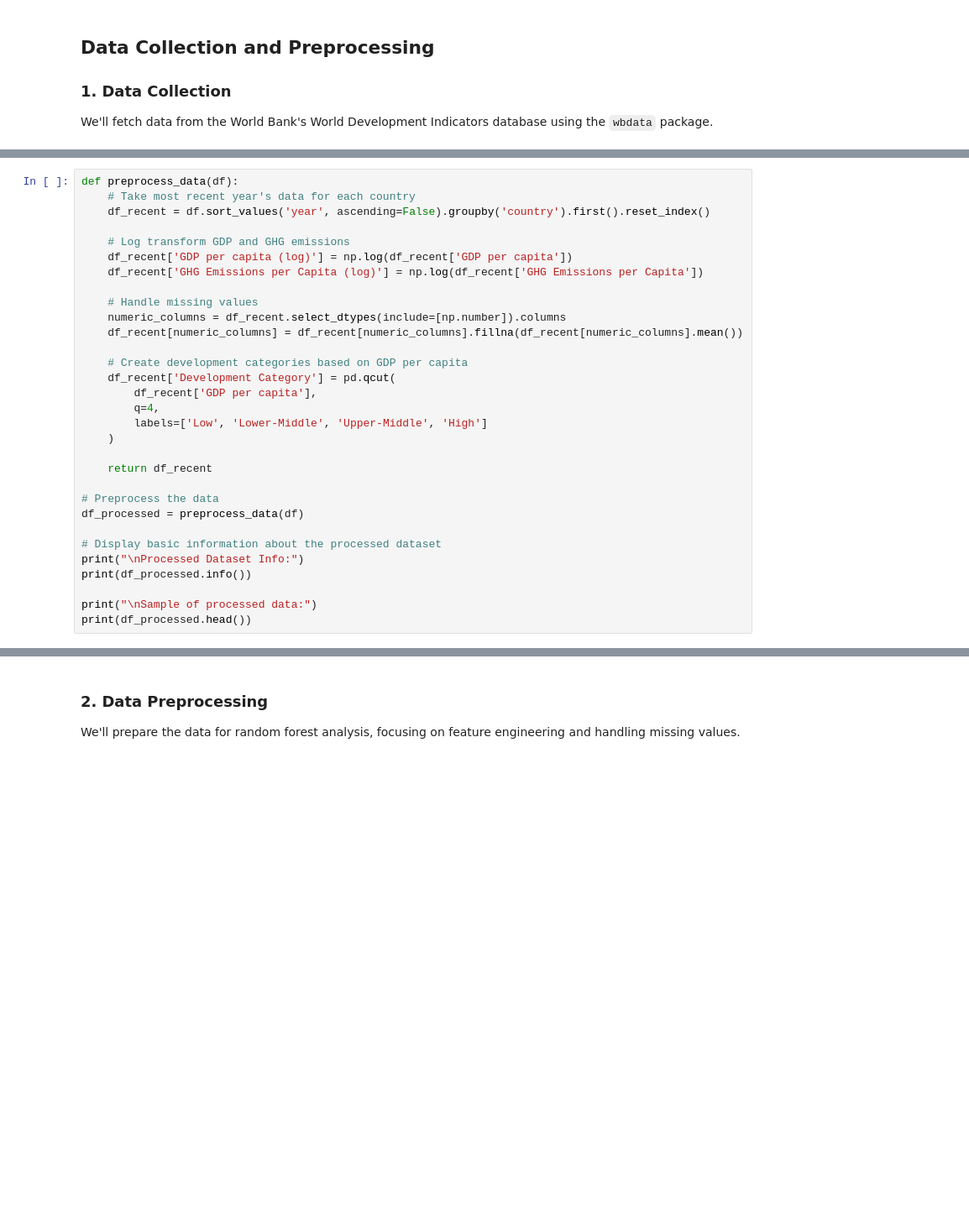
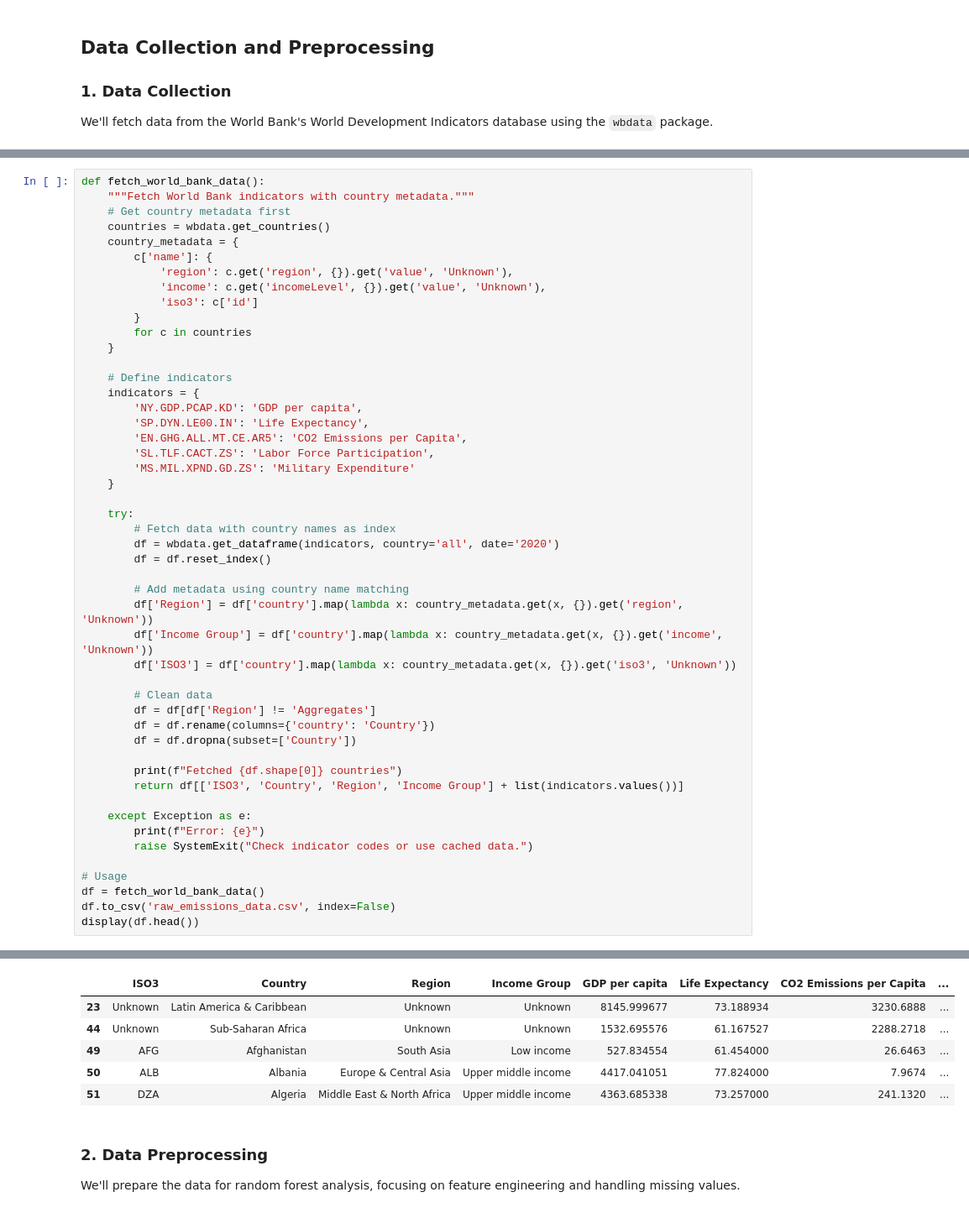
Before and after one commit to harryt50/INDE577_WDI, a Jupyter notebook: supervised learning/random_forests/random_forests_notebook.ipynb, the cells around one changed output, grey strips where cells are left out. Shown at 84% size. Drawn from its saved outputs; the diff is of its cells as text; blank space fills up the shorter version.

```diff
--- a/supervised learning/random_forests/random_forests_notebook.ipynb
+++ b/supervised learning/random_forests/random_forests_notebook.ipynb
@@ -66,32 +78,50 @@ We'll fetch data from the World Bank's World Development Indicators database usi
 # %%
-def preprocess_data(df):
-    # Take most recent year's data for each country
-    df_recent = df.sort_values('year', ascending=False).groupby('country').first().reset_index()
+def fetch_world_bank_data():
+    """Fetch World Bank indicators with country metadata."""
+    # Get country metadata first
+    countries = wbdata.get_countries()
+    country_metadata = {
+        c['name']: {
+            'region': c.get('region', {}).get('value', 'Unknown'),
+            'income': c.get('incomeLevel', {}).get('value', 'Unknown'),
+            'iso3': c['id']
+        }
+        for c in countries
+    }
 
-    # Log transform GDP and GHG emissions
-    df_recent['GDP per capita (log)'] = np.log(df_recent['GDP per capita'])
-    df_recent['GHG Emissions per Capita (log)'] = np.log(df_recent['GHG Emissions per Capita'])
+    # Define indicators
+    indicators = {
+        'NY.GDP.PCAP.KD': 'GDP per capita',
+        'SP.DYN.LE00.IN': 'Life Expectancy',
+        'EN.GHG.ALL.MT.CE.AR5': 'CO2 Emissions per Capita',
+        'SL.TLF.CACT.ZS': 'Labor Force Participation',
+        'MS.MIL.XPND.GD.ZS': 'Military Expenditure'
+    }
 
-    # Handle missing values
-    numeric_columns = df_recent.select_dtypes(include=[np.number]).columns
-    df_recent[numeric_columns] = df_recent[numeric_columns].fillna(df_recent[numeric_columns].mean())
+    try:
+        # Fetch data with country names as index
+        df = wbdata.get_dataframe(indicators, country='all', date='2020')
+        df = df.reset_index()
 
-    # Create development categories based on GDP per capita
-    df_recent['Development Category'] = pd.qcut(
-        df_recent['GDP per capita'],
-        q=4,
-        labels=['Low', 'Lower-Middle', 'Upper-Middle', 'High']
-    )
+        # Add metadata using country name matching
+        df['Region'] = df['country'].map(lambda x: country_metadata.get(x, {}).get('region', 'Unknown'))
+        df['Income Group'] = df['country'].map(lambda x: country_metadata.get(x, {}).get('income', 'Unknown'))
+        df['ISO3'] = df['country'].map(lambda x: country_metadata.get(x, {}).get('iso3', 'Unknown'))
 
-    return df_recent
+        # Clean data
+        df = df[df['Region'] != 'Aggregates']
+        df = df.rename(columns={'country': 'Country'})
+        df = df.dropna(subset=['Country'])
 
-# Preprocess the data
-df_processed = preprocess_data(df)
+        print(f"Fetched {df.shape[0]} countries")
+        return df[['ISO3', 'Country', 'Region', 'Income Group'] + list(indicators.values())]
 
-# Display basic information about the processed dataset
-print("\nProcessed Dataset Info:")
-print(df_processed.info())
+    except Exception as e:
+        print(f"Error: {e}")
+        raise SystemExit("Check indicator codes or use cached data.")
 
-print("\nSample of processed data:")
-print(df_processed.head())
+# Usage
+df = fetch_world_bank_data()
+df.to_csv('raw_emissions_data.csv', index=False)
+display(df.head())
 # %% [output]
@@ -115,3 +129,9 @@ Data columns (total 14 columns):
+|  | ISO3 | Country | Region | Income Group | GDP per capita | Life Expectancy | CO2 Emissions per Capita | ... |
+| 23 | Unknown | Latin America & Caribbean | Unknown | Unknown | 8145.999677 | 73.188934 | 3230.6888 | ... |
+| 44 | Unknown | Sub-Saharan Africa | Unknown | Unknown | 1532.695576 | 61.167527 | 2288.2718 | ... |
+| 49 | AFG | Afghanistan | South Asia | Low income | 527.834554 | 61.454000 | 26.6463 | ... |
+| 50 | ALB | Albania | Europe & Central Asia | Upper middle income | 4417.041051 | 77.824000 | 7.9674 | ... |
+| 51 | DZA | Algeria | Middle East & North Africa | Upper middle income | 4363.685338 | 73.257000 | 241.1320 | ... |
 # %% [markdown]
 ### 2. Data Preprocessing
 We'll prepare the data for random forest analysis, focusing on feature engineering and handling missing values.
```
Also changed, not shown: parts of 20 cells of this notebook.
